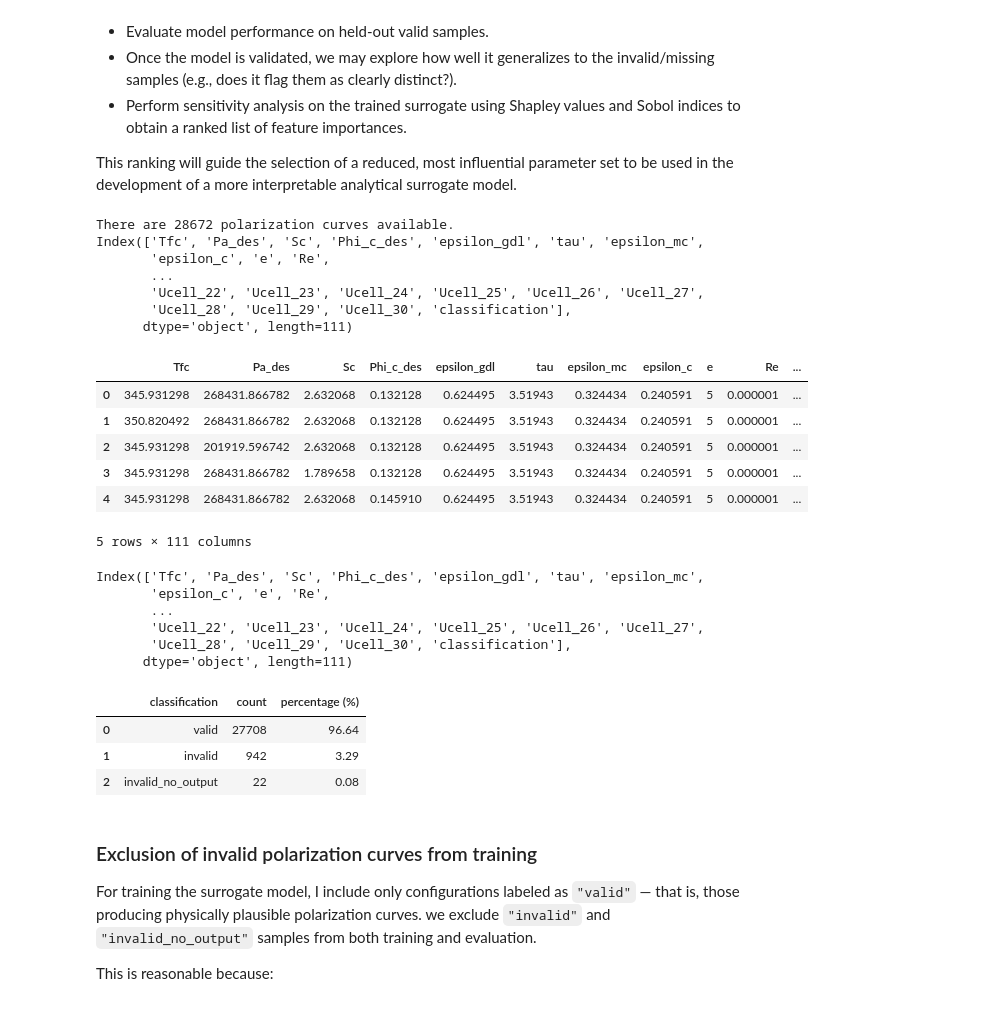
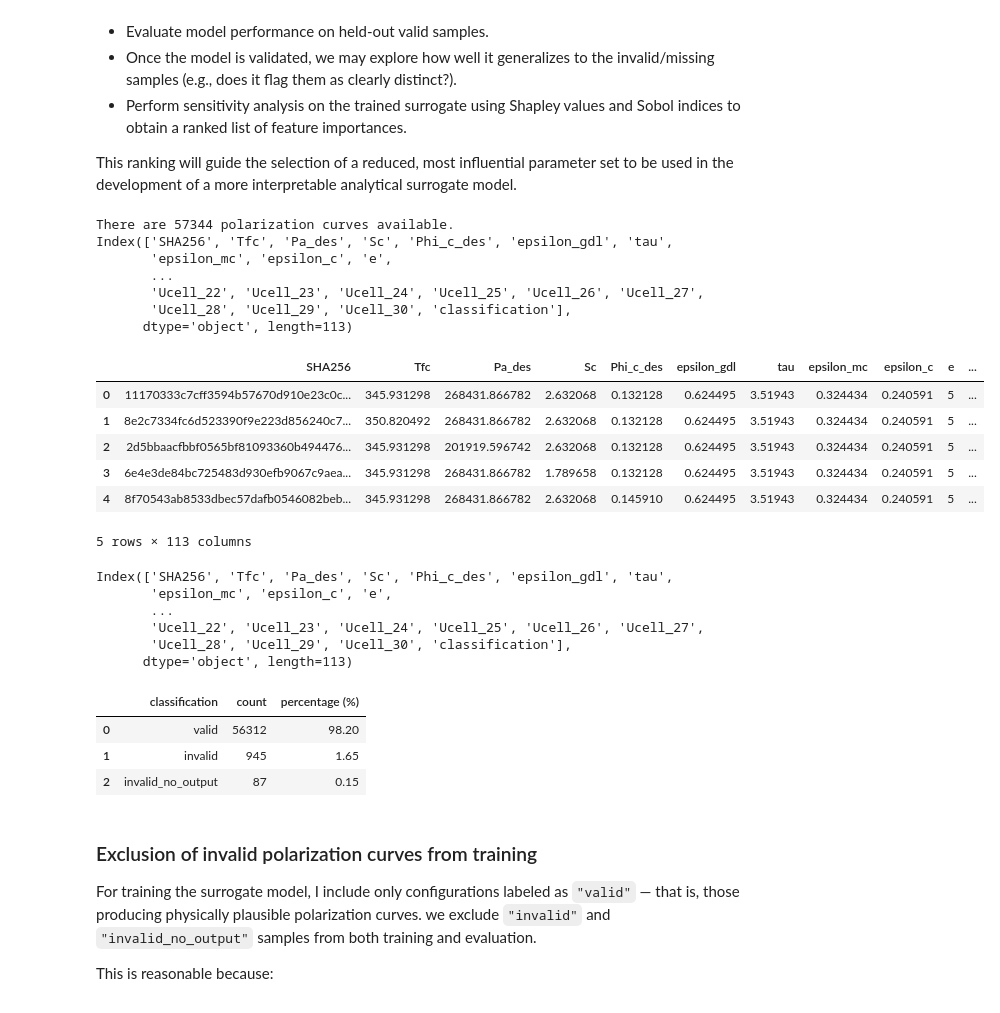
Before and after one commit to DejvisT/Sensitivity-Analysis-and-Surrogate-Modeling-of-PEM-Fuel-Cells, a Jupyter notebook: notebooks/07_SA_XGBoost.ipynb, the cells around one changed output. Cells and saved outputs as stored; diff of their text form; code cells hidden in the pictures.

```diff
--- a/notebooks/07_SA_XGBoost.ipynb
+++ b/notebooks/07_SA_XGBoost.ipynb
@@ -42,35 +42,35 @@ sys.path.append(os.path.abspath(os.path.join(os.getcwd(), '..')))
 from src.sampling.sampler import get_polarisation_curve_samples, build_fixed_parameters
 from src.validity.validity_criteria import validate_polarization_curves
 # %%
-csv_path = r"../sampling_test/validated_final_df.pkl"
+csv_path = r"../sampling_test/validated_final_df_57344_imputed.pkl"
 data = pd.read_pickle(csv_path)
 print("There are", len(data), "polarization curves available.")
 print(data.columns)
 data.head()
 # %% [output]
-There are 28672 polarization curves available.
-Index(['Tfc', 'Pa_des', 'Sc', 'Phi_c_des', 'epsilon_gdl', 'tau', 'epsilon_mc',
-       'epsilon_c', 'e', 'Re',
+There are 57344 polarization curves available.
+Index(['SHA256', 'Tfc', 'Pa_des', 'Sc', 'Phi_c_des', 'epsilon_gdl', 'tau',
+       'epsilon_mc', 'epsilon_c', 'e',
        ...
        'Ucell_22', 'Ucell_23', 'Ucell_24', 'Ucell_25', 'Ucell_26', 'Ucell_27',
        'Ucell_28', 'Ucell_29', 'Ucell_30', 'classification'],
-      dtype='object', length=111)
+      dtype='object', length=113)
-|  | Tfc | Pa_des | Sc | Phi_c_des | epsilon_gdl | tau | epsilon_mc | epsilon_c | e | Re | ... |
-| 0 | 345.931298 | 268431.866782 | 2.632068 | 0.132128 | 0.624495 | 3.51943 | 0.324434 | 0.240591 | 5 | 0.000001 | ... |
-| 1 | 350.820492 | 268431.866782 | 2.632068 | 0.132128 | 0.624495 | 3.51943 | 0.324434 | 0.240591 | 5 | 0.000001 | ... |
-| 2 | 345.931298 | 201919.596742 | 2.632068 | 0.132128 | 0.624495 | 3.51943 | 0.324434 | 0.240591 | 5 | 0.000001 | ... |
-| 3 | 345.931298 | 268431.866782 | 1.789658 | 0.132128 | 0.624495 | 3.51943 | 0.324434 | 0.240591 | 5 | 0.000001 | ... |
-| 4 | 345.931298 | 268431.866782 | 2.632068 | 0.145910 | 0.624495 | 3.51943 | 0.324434 | 0.240591 | 5 | 0.000001 | ... |
+|  | SHA256 | Tfc | Pa_des | Sc | Phi_c_des | epsilon_gdl | tau | epsilon_mc | epsilon_c | e | ... |
+| 0 | 11170333c7cff3594b57670d910e23c0c... | 345.931298 | 268431.866782 | 2.632068 | 0.132128 | 0.624495 | 3.51943 | 0.324434 | 0.240591 | 5 | ... |
+| 1 | 8e2c7334fc6d523390f9e223d856240c7... | 350.820492 | 268431.866782 | 2.632068 | 0.132128 | 0.624495 | 3.51943 | 0.324434 | 0.240591 | 5 | ... |
+| 2 | 2d5bbaacfbbf0565bf81093360b494476... | 345.931298 | 201919.596742 | 2.632068 | 0.132128 | 0.624495 | 3.51943 | 0.324434 | 0.240591 | 5 | ... |
+| 3 | 6e4e3de84bc725483d930efb9067c9aea... | 345.931298 | 268431.866782 | 1.789658 | 0.132128 | 0.624495 | 3.51943 | 0.324434 | 0.240591 | 5 | ... |
+| 4 | 8f70543ab8533dbec57dafb0546082beb... | 345.931298 | 268431.866782 | 2.632068 | 0.145910 | 0.624495 | 3.51943 | 0.324434 | 0.240591 | 5 | ... |
-5 rows × 111 columns
+5 rows × 113 columns
 # %%
 data.columns
 # %% [output]
-Index(['Tfc', 'Pa_des', 'Sc', 'Phi_c_des', 'epsilon_gdl', 'tau', 'epsilon_mc',
-       'epsilon_c', 'e', 'Re',
+Index(['SHA256', 'Tfc', 'Pa_des', 'Sc', 'Phi_c_des', 'epsilon_gdl', 'tau',
+       'epsilon_mc', 'epsilon_c', 'e',
        ...
        'Ucell_22', 'Ucell_23', 'Ucell_24', 'Ucell_25', 'Ucell_26', 'Ucell_27',
        'Ucell_28', 'Ucell_29', 'Ucell_30', 'classification'],
-      dtype='object', length=111)
+      dtype='object', length=113)
 # %%
 # Define feature sets
 operating_conditions = [
@@ -115,9 +115,9 @@ classification_summary["percentage (%)"] = (classification_summary["count"] / to
 classification_summary
 # %% [output]
 |  | classification | count | percentage (%) |
-| 0 | valid | 27708 | 96.64 |
-| 1 | invalid | 942 | 3.29 |
-| 2 | invalid_no_output | 22 | 0.08 |
+| 0 | valid | 56312 | 98.20 |
+| 1 | invalid | 945 | 1.65 |
+| 2 | invalid_no_output | 87 | 0.15 |
 # %% [markdown]
 ### Exclusion of invalid polarization curves from training
 
```
Also changed, not shown: parts of 10 cells of this notebook, 1 other file.
